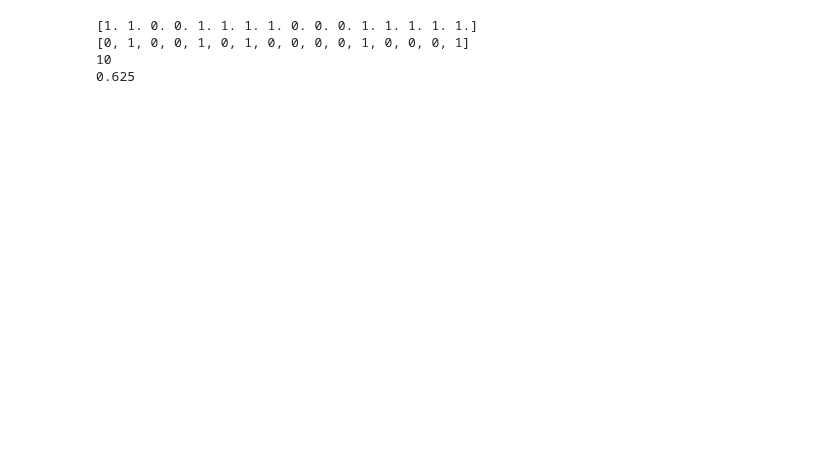
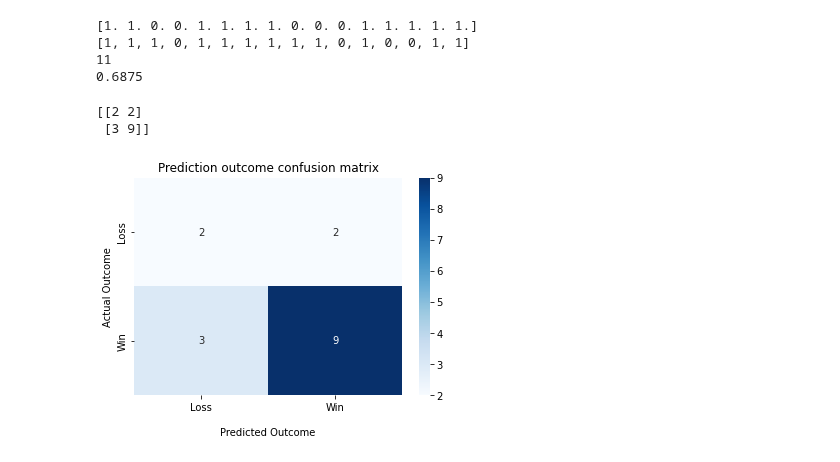
Before and after one commit to rajatjain007/FIFAWorldCupPrediction, a Jupyter notebook: LogisticRegression/phase2.ipynb, the cells around one changed output. Drawn from its saved outputs; the diff is of its cells as text; code cells hidden in the pictures; blank space fills up the shorter version.

```diff
--- a/LogisticRegression/phase2.ipynb
+++ b/LogisticRegression/phase2.ipynb
@@ -2,13 +2,18 @@
 import numpy as np
 import pandas as pd
 from sklearn.metrics import accuracy_score
+import matplotlib.pyplot as plt
 
-training_data = pd.read_csv("../Data/TrainingData.csv")
-# from math import e
-# print(e)
+training_data = pd.read_csv("../Data/LargeTrainingData.csv")
+
+#we can either use Small training data or Large Training Data
+
+# training_data = pd.read_csv("../Data/TrainingData.csv")
+
 
 
 class LogisticRegression:
+    #creating a logReg class and initializing values
     def __init__(self, cut_off_on_fit = True, iterations = 1000 , adjust = 0.01, verbose = False):
         self.adjust = adjust
         self.iterations = iterations
@@ -16,12 +21,13 @@ class LogisticRegression:
         self.verbose = verbose
 
 
-    #sigmoid function
+    #this function takes on real numbers and returns normalized logit values between 0 and 1
     def sigmoid_func(self, n):
         value = 1/(1 + np.exp(-n))
         return value
 
-    #loss function
+    #this function determines the gap between the desired value and the currently obtained value along the logit curve
+    #generates probabilities for each iteration
     def loss_func(h_value , y_value):
         value = 1 - y_value
         log_component = np.log(1 - h_value)
@@ -30,6 +36,7 @@ class LogisticRegression:
         value = value.mean()
         return value
 
+    #improves adjustment conditions to allow fitting the model accurately to the data set
     def fit_on(self , x_value):
         adjust = np.ones((x_value.shape[0], 1))
         return np.concatenate((adjust, x_value), axis = 1)
@@ -44,7 +51,7 @@ class LogisticRegression:
     def gradient_descent_function(x_value, h_value, y_value):
         return np.dot(x_value.T, (h_value - y_value)) / y_value.shape[0]
 
-
+    #for each iteration , we transpose our frame and then test for our loss and use that to adjust and fit unto our logit curve,
     def training_stage(self, x_value, y_value):
         if self.fit_on:
             x_value = self.fit_on(x_value)
@@ -61,6 +68,7 @@ class LogisticRegression:
                 z = np.dot(x_value, self.weights)
                 h = self.sigmoid_func(n)
                 print(f'loss: {self.loss_func(h_value, y_value )} \t')
+    #fitting model to data set
 
     def prediction_prob_func(self, x_value):
         if self.cut_off_on_fit:
@@ -80,10 +88,12 @@ training_features , training_targets = features, targets
 testing_data = pd.read_csv("../Data/TestingData.csv")
 target_from_old_csv  = pd.read_csv('../Data/Dataset.csv')["home_team_result"].tail(16).values
 
+#defining features and targets to be tested against
 test_features = testing_data.drop(["home_team_name", "away_team_name", "home_team_goal_count" ,"away_team_goal_count" ], axis=1)
 test_target = target_from_old_csv
 testing_features, testing_targets = test_features, test_target
 
+#calling and applying logistic regression model
 
 lr_from_scratch = LogisticRegression(adjust = 0.001, iterations = 30000)
 lr_from_scratch.training_stage(training_features, training_targets)
@@ -97,6 +107,7 @@ prediction_sequence = prediction_sequence.flatten()
 
 roundup  = [round(sequence_item) for sequence_item in prediction_sequence]
 target_predictions = [int(sequence_item) for sequence_item in roundup]
+#printing to view the predictions as a 0 or 1
 
 print(testing_targets)
 print(target_predictions)
@@ -112,6 +123,33 @@ percentage = match / 16
 print(percentage)
 # %% [output]
 [1. 1. 0. 0. 1. 1. 1. 1. 0. 0. 0. 1. 1. 1. 1. 1.]
-[0, 1, 0, 0, 1, 0, 1, 0, 0, 0, 0, 1, 0, 0, 0, 1]
-10
-0.625
+[1, 1, 1, 0, 1, 1, 1, 1, 1, 1, 0, 1, 0, 0, 1, 1]
+11
+0.6875
+# %%
+# Generate graphs
+from sklearn.metrics import confusion_matrix
+
+cf_matrix = confusion_matrix(target_predictions,testing_targets)
+
+print(cf_matrix)
+# %% [output]
+[[2 2]
+ [3 9]]
+# %%
+import seaborn as sns
+
+ax = sns.heatmap(cf_matrix, annot=True, cmap='Blues')
+
+ax.set_title('Prediction outcome confusion matrix')
+ax.set_xlabel('\nPredicted Outcome')
+ax.set_ylabel('Actual Outcome');
+
+ax.xaxis.set_ticklabels(['Loss','Win'])
+ax.yaxis.set_ticklabels(['Loss','Win'])
+
+plt.show()
+# fig = plt.figure()
+# fig.savefig("anything.png")
+# %% [output]
+[figure, added]
```
Also changed, not shown: parts of 1 cell of this notebook, 2 other files.
